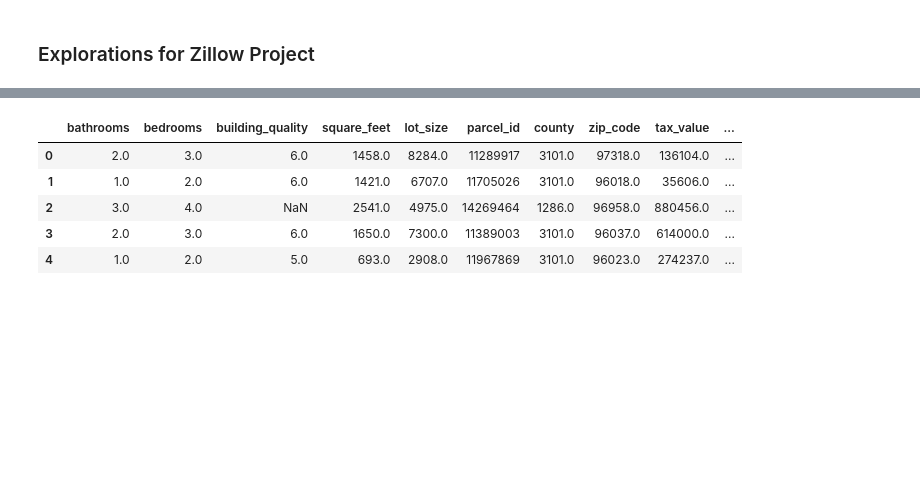
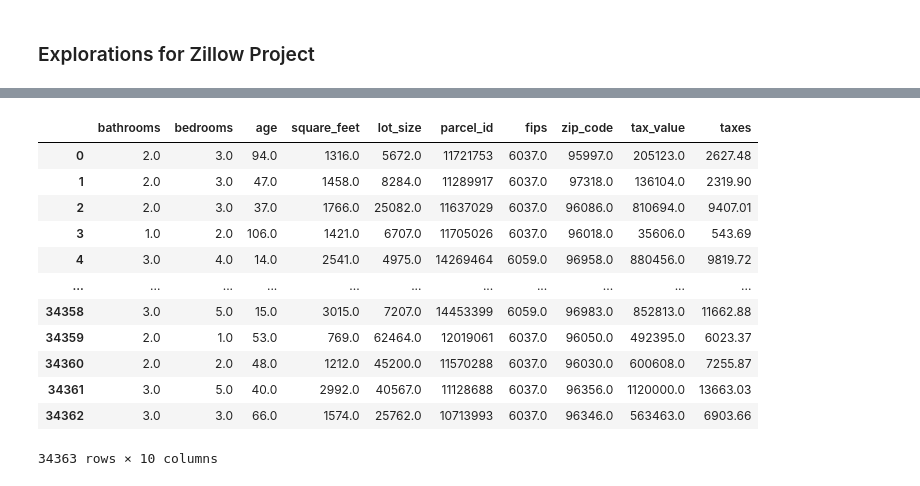
Before and after one commit to barbmarques/zillow-regression-project, a Jupyter notebook: Zillow.ipynb, the cells around one changed output, grey strips where cells are left out. Saved outputs shown, nothing was run; the diff lists cells and outputs as text; code cells hidden in the pictures; blank space fills up the shorter version.

```diff
--- a/Zillow.ipynb
+++ b/Zillow.ipynb
@@ -48,9 +50,17 @@ df.shape
-# %%
-df.head()
-# %% [output]
-|  | bathrooms | bedrooms | building_quality | square_feet | lot_size | parcel_id | county | zip_code | tax_value | ... |
-| 0 | 2.0 | 3.0 | 6.0 | 1458.0 | 8284.0 | 11289917 | 3101.0 | 97318.0 | 136104.0 | ... |
-| 1 | 1.0 | 2.0 | 6.0 | 1421.0 | 6707.0 | 11705026 | 3101.0 | 96018.0 | 35606.0 | ... |
-| 2 | 3.0 | 4.0 | NaN | 2541.0 | 4975.0 | 14269464 | 1286.0 | 96958.0 | 880456.0 | ... |
-| 3 | 2.0 | 3.0 | 6.0 | 1650.0 | 7300.0 | 11389003 | 3101.0 | 96037.0 | 614000.0 | ... |
-| 4 | 1.0 | 2.0 | 5.0 | 693.0 | 2908.0 | 11967869 | 3101.0 | 96023.0 | 274237.0 | ... |
+# %%
+df.age = 2017 - df.age
+df
+# %% [output]
+|  | bathrooms | bedrooms | age | square_feet | lot_size | parcel_id | fips | zip_code | tax_value | taxes |
+| 0 | 2.0 | 3.0 | 94.0 | 1316.0 | 5672.0 | 11721753 | 6037.0 | 95997.0 | 205123.0 | 2627.48 |
+| 1 | 2.0 | 3.0 | 47.0 | 1458.0 | 8284.0 | 11289917 | 6037.0 | 97318.0 | 136104.0 | 2319.90 |
+| 2 | 2.0 | 3.0 | 37.0 | 1766.0 | 25082.0 | 11637029 | 6037.0 | 96086.0 | 810694.0 | 9407.01 |
+| 3 | 1.0 | 2.0 | 106.0 | 1421.0 | 6707.0 | 11705026 | 6037.0 | 96018.0 | 35606.0 | 543.69 |
+| 4 | 3.0 | 4.0 | 14.0 | 2541.0 | 4975.0 | 14269464 | 6059.0 | 96958.0 | 880456.0 | 9819.72 |
+| ... | ... | ... | ... | ... | ... | ... | ... | ... | ... | ... |
+| 34358 | 3.0 | 5.0 | 15.0 | 3015.0 | 7207.0 | 14453399 | 6059.0 | 96983.0 | 852813.0 | 11662.88 |
+| 34359 | 2.0 | 1.0 | 53.0 | 769.0 | 62464.0 | 12019061 | 6037.0 | 96050.0 | 492395.0 | 6023.37 |
+| 34360 | 2.0 | 2.0 | 48.0 | 1212.0 | 45200.0 | 11570288 | 6037.0 | 96030.0 | 600608.0 | 7255.87 |
+| 34361 | 3.0 | 5.0 | 40.0 | 2992.0 | 40567.0 | 11128688 | 6037.0 | 96356.0 | 1120000.0 | 13663.03 |
+| 34362 | 3.0 | 3.0 | 66.0 | 1574.0 | 25762.0 | 10713993 | 6037.0 | 96346.0 | 563463.0 | 6903.66 |
+34363 rows × 10 columns
```
Also changed, not shown: parts of 20 cells of this notebook, 1 other file.
